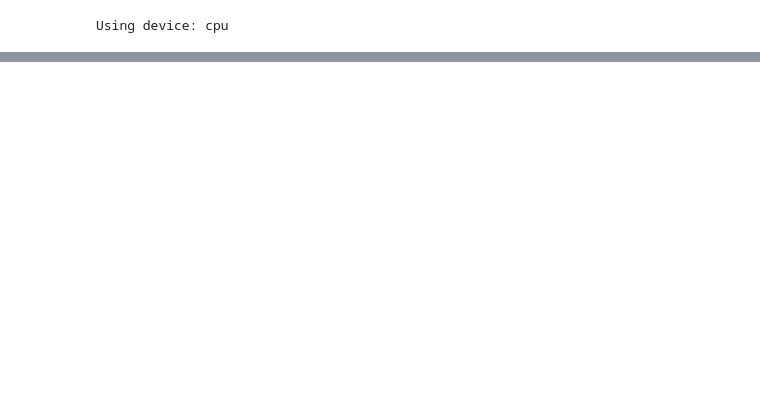
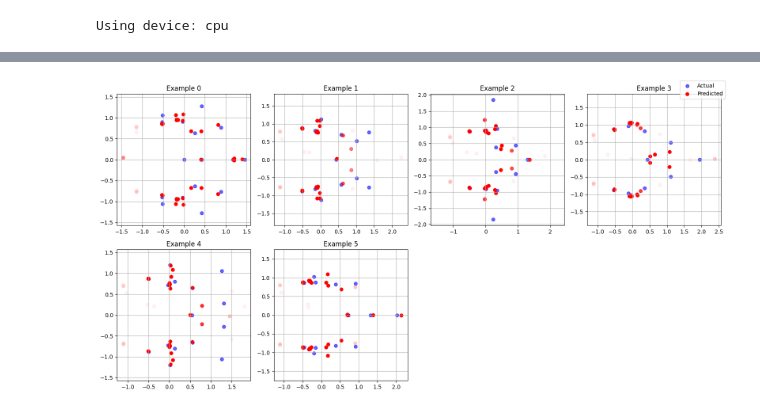
Before and after one commit to xylr11/knot-transformers, a Jupyter notebook: DeepSetChamfer.ipynb, the cells around one changed output, grey strips where cells are left out. Saved outputs shown, nothing was run; the diff lists cells and outputs as text; code cells hidden in the pictures; blank space fills up the shorter version.

```diff
--- a/DeepSetChamfer.ipynb
+++ b/DeepSetChamfer.ipynb
@@ -62,4 +60,0 @@ def sort_complex_pairs(pair_list):
-# %%
-df_knots['J_zeros'] = df_knots['J_zeros'].apply(sort_complex_pairs)
-df_knots['C_zeros'] = df_knots['C_zeros'].apply(sort_complex_pairs)
-df_knots.head()
@@ -219,9 +244,7 @@ class DeepSets(nn.Module):
         pooled = self.pooling(encoded, mask)             # (B, hidden_dim)
         decoded = self.decoder(pooled)                   # (B, num_outputs * 3)
         decoded = decoded.view(-1, self.num_outputs, 3)  # (B, M, 3)
-        coords = decoded[..., :2]                        # (B, M, 2)
-        scores = torch.sigmoid(decoded[..., 2:])         # (B, M, 1)
-        return coords, scores
+        return decoded
 # %%
 device = torch.device("cuda" if torch.cuda.is_available() else "cpu")
 print("Using device:", device)
@@ -389,0 +366,13 @@ Sample 3: Chamfer Loss = 0.3024
+# %%
+with torch.no_grad():
+    model.eval()
+    for x_tensor, x_mask, y_tensor in test_loader:
+        x_tensor = x_tensor.to(device)
+        x_mask = x_mask.to(device)
+        y_tensor = y_tensor.to(device)
+
+        pred_tensor = model(x_tensor, x_mask)
+        plot_batch_pred_vs_actual(pred_tensor, y_tensor, n=6)
+        break
+# %% [output]
+[figure, added]
```
Also changed, not shown: parts of 12 cells of this notebook, 1 other file.
